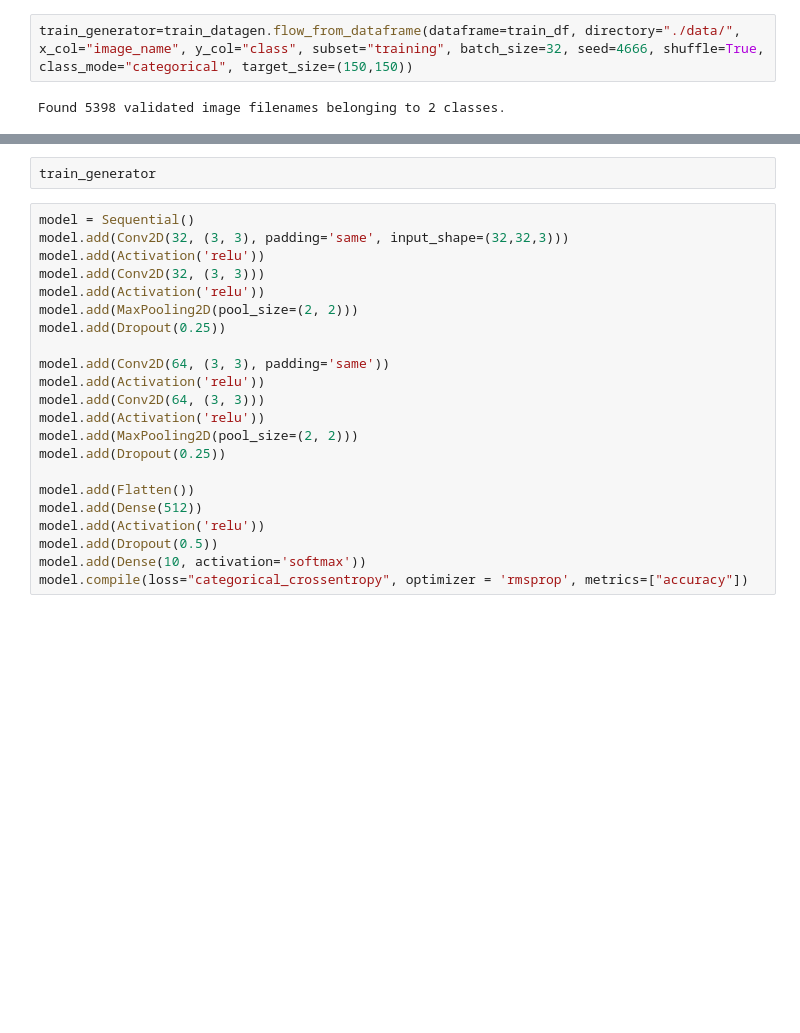
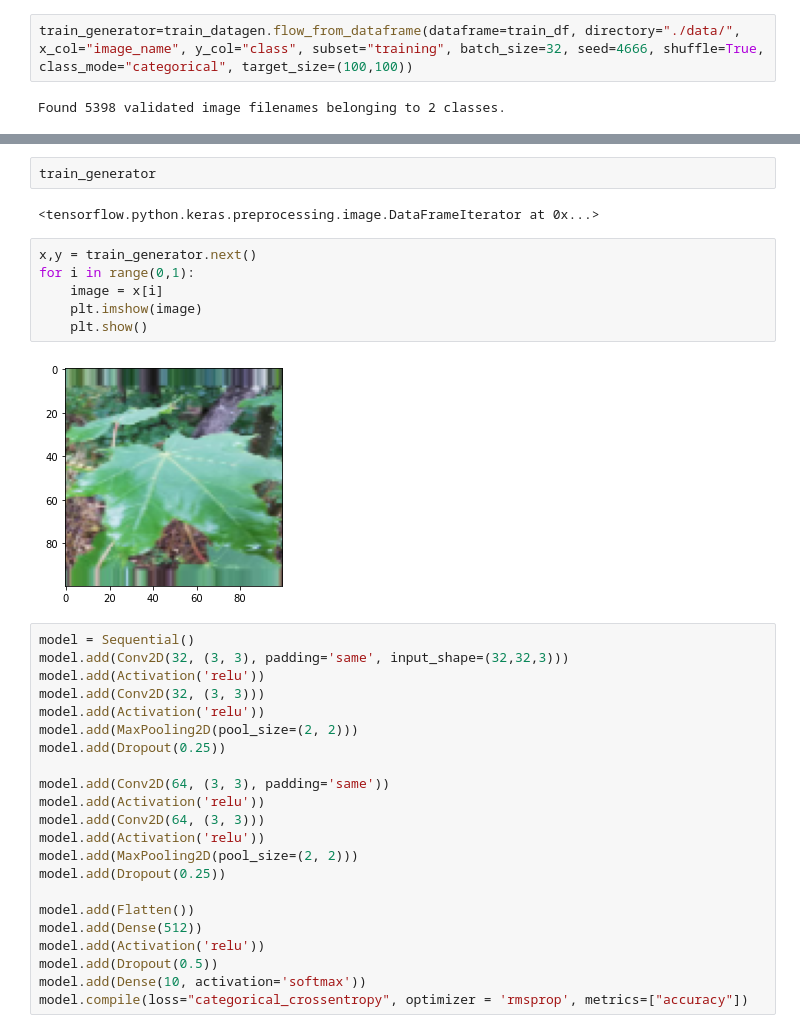
Before and after one commit to cvqnguyen/unbe_leaf_able, a Jupyter notebook: eda.ipynb, the cells around one changed output, grey strips where cells are left out. Drawn from its saved outputs; the diff is of its cells as text; blank space fills up the shorter version.

Commit message:
add plot function

```diff
--- a/eda.ipynb
+++ b/eda.ipynb
@@ -102,7 +102,7 @@ df
 train_datagen = ImageDataGenerator(rescale=1./255., shear_range=0.2, zoom_range=0.2, horizontal_flip=True)
 test_datagen = ImageDataGenerator(rescale=1./255.)
 # %%
-train_generator=train_datagen.flow_from_dataframe(dataframe=train_df, directory="./data/", x_col="image_name", y_col="class", subset="training", batch_size=32, seed=4666, shuffle=True, class_mode="categorical", target_size=(150,150))
+train_generator=train_datagen.flow_from_dataframe(dataframe=train_df, directory="./data/", x_col="image_name", y_col="class", subset="training", batch_size=32, seed=4666, shuffle=True, class_mode="categorical", target_size=(100,100))
 # %% [output]
 Found 5398 validated image filenames belonging to 2 classes.
 # %%
@@ -115,6 +115,16 @@ test_generator=test_datagen.flow_from_dataframe(dataframe=test_df, directory="./
 Found 900 validated image filenames belonging to 2 classes.
 # %%
 train_generator
+# %% [output]
+<tensorflow.python.keras.preprocessing.image.DataFrameIterator at 0x...>
+# %%
+x,y = train_generator.next()
+for i in range(0,1):
+    image = x[i]
+    plt.imshow(image)
+    plt.show()
+# %% [output]
+[figure, added]
 # %%
 model = Sequential()
 model.add(Conv2D(32, (3, 3), padding='same', input_shape=(32,32,3)))
```
Also changed, not shown: parts of 2 cells of this notebook.
